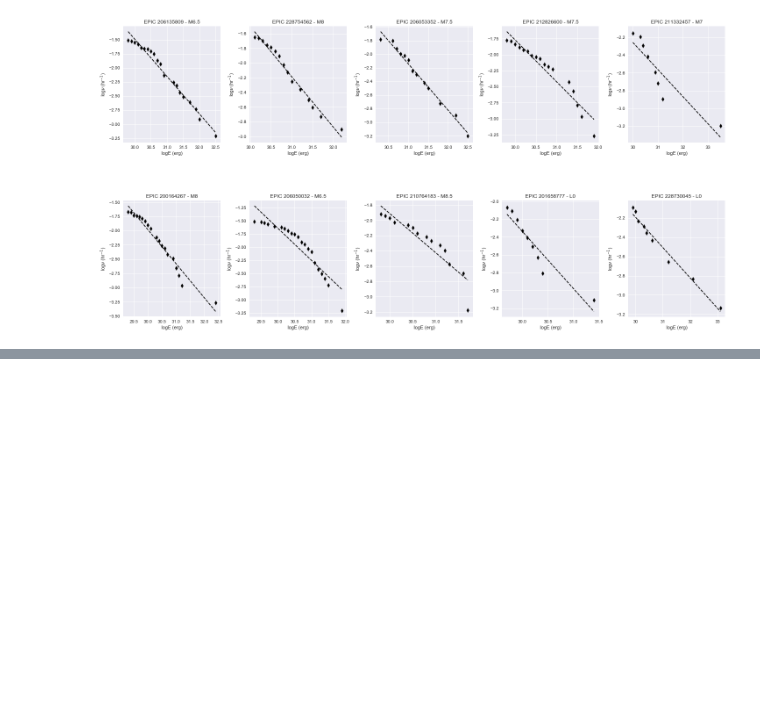
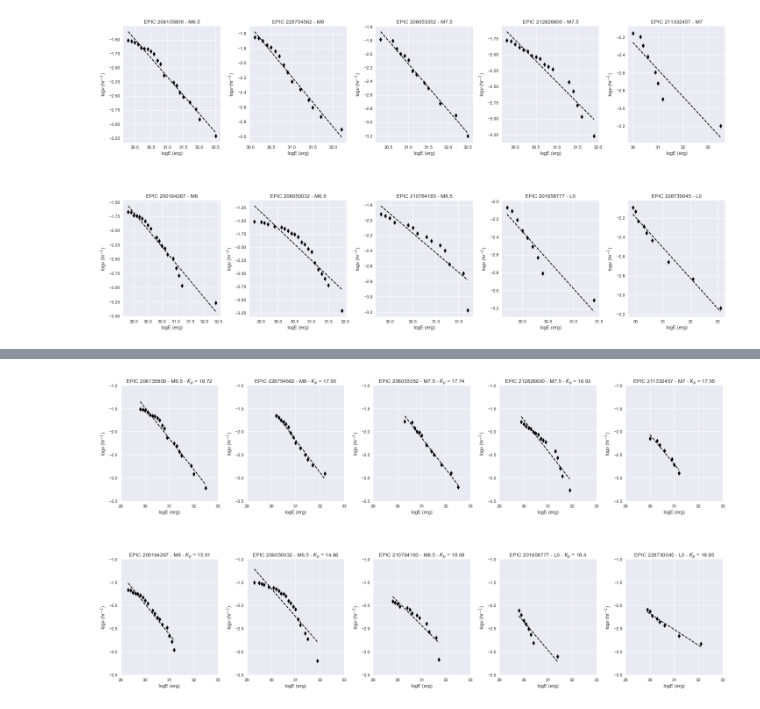
Before and after one commit to RileyWClarke/BiancoGroup, a Jupyter notebook: BiancoSummer2019.ipynb, the cells around one changed output, grey strips where cells are left out. Saved outputs shown, nothing was run; the diff lists cells and outputs as text; code cells hidden in the pictures; blank space fills up the shorter version.

```diff
--- a/BiancoSummer2019.ipynb
+++ b/BiancoSummer2019.ipynb
@@ -698,0 +761,5 @@ plt.savefig('Figures/ffd_linfits.png')
+# %%
+url = 'https://iopscience.iop.org/0004-637X/858/1/55/suppdata/apjaab8fet1_ascii.txt'
+# %%
+table1 = pd.read_csv(url, sep="\t", usecols=[0,1,2,3,6], skiprows=[0,1,17,18,19,20,21,22])
+table1.columns = ['Name', 'EPIC', 'K_p','J','Spt.']
@@ -698,0 +782,75 @@ plt.savefig('Figures/ffd_linfits.png')
+# %%
+epic1 = list(table1['EPIC'])
+kp = list(table1['K_p'])
+# %%
+fig, axs = plt.subplots(2, 5, figsize=(20,10))
+axs = np.ravel(axs)
+fig.tight_layout()
+plt.subplots_adjust(left=None, bottom=None, right=None, top=None, wspace=0.3, hspace=0.5)
+for i, epic in enumerate(set(data['EPIC']),start=0):
+
+    tar = np.where(data['EPIC'] == epic)[0]
+    tar_t = data['Ptime'][tar]
+    tar_E = data['logE'][tar]
+
+    c=Counter(tar_E)
+    c = dict(c)
+
+    energies = list(c.keys())
+    freqs = list(c.values())
+    cumul_freq = np.zeros((2,len(freqs)))
+
+    for e in range(len(energies)):
+        cumul_freq[0][e] = energies[e]
+        count = 0
+        for f in range(len(energies)):
+
+            if (energies[e] == energies[f]) or (energies[e] < energies[f]):
+                count += freqs[f]
+
+            else:
+                pass
+
+            cumul_freq[1][e] = count
+
+    tar_days = tar_t.max() - tar_t.min()
+
+    tar_hours = tar_days * 24
+
+    np.log10(1 / tar_hours)
+
+    flr_engs = cumul_freq[0][:]
+
+    logflrfreq = np.log10(cumul_freq[1][:] / tar_hours)
+
+    axs[i].scatter(flr_engs[:-1],logflrfreq[:-1], c='k', marker = 'd')
+
+    m, b, _, _, _ = stats.linregress(flr_engs[:-1], logflrfreq[:-1])
+    print(str(list(set(data['EPIC']))[i])+': m = ' + str(m))
+    dom = np.linspace(flr_engs[:-1].min(), flr_engs[:-1].max())
+
+    axs[i].plot(dom,m*dom + b,c='k',ls='--')
+
+
+#for ax in axs:
+#    ax.label_outer()
+
+j = 0
+for ax in axs:
+    ax.set_xlabel('logE (erg)')
+    ax.set_ylabel(r'log$\nu$ (hr$^{-1}$)')
+    ax.set_ylim(-3.5,-1)
+    ax.set_xlim(29,33)
+    epic = list(set(data['EPIC']))
+
+    for p in range(len(epic1)):
+        if (epic1[p] == epic[j]):
+            kep_mag = kp[p]
+        else:
+            pass
+
+    ax.set_title(r'EPIC '+str(epic[j])+' - '+str(spec_list[j])+' - $K_p$ = '+str(kep_mag))
+    j += 1
+
+plt.savefig('Figures/ffd_linfit3.png')
+# %% [output]
@@ -698,0 +867 @@ plt.savefig('Figures/ffd_linfits.png')
+[figure, added]
```
Also changed, not shown: parts of 7 cells of this notebook, 5 other files.
